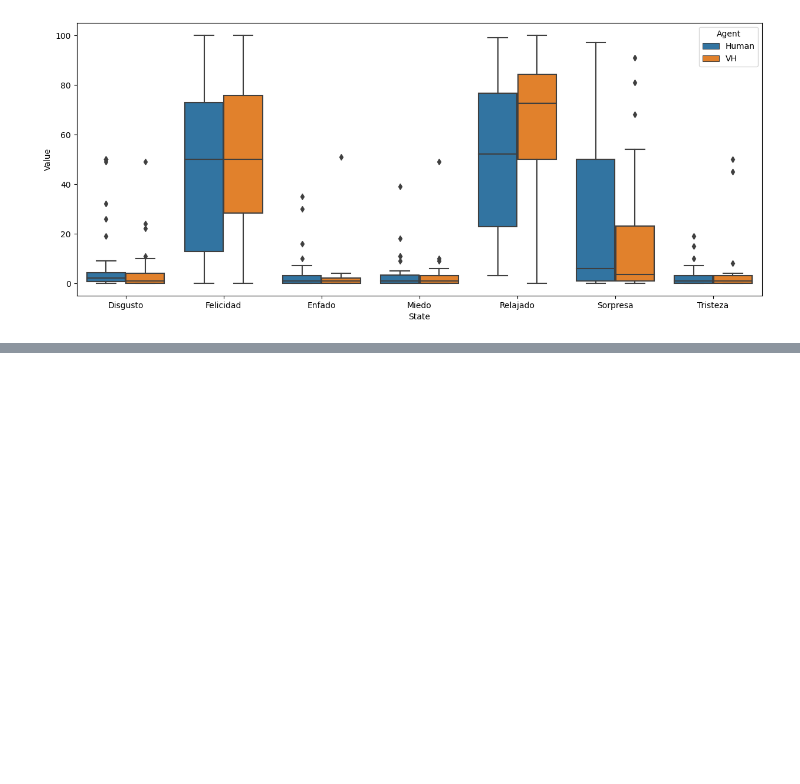
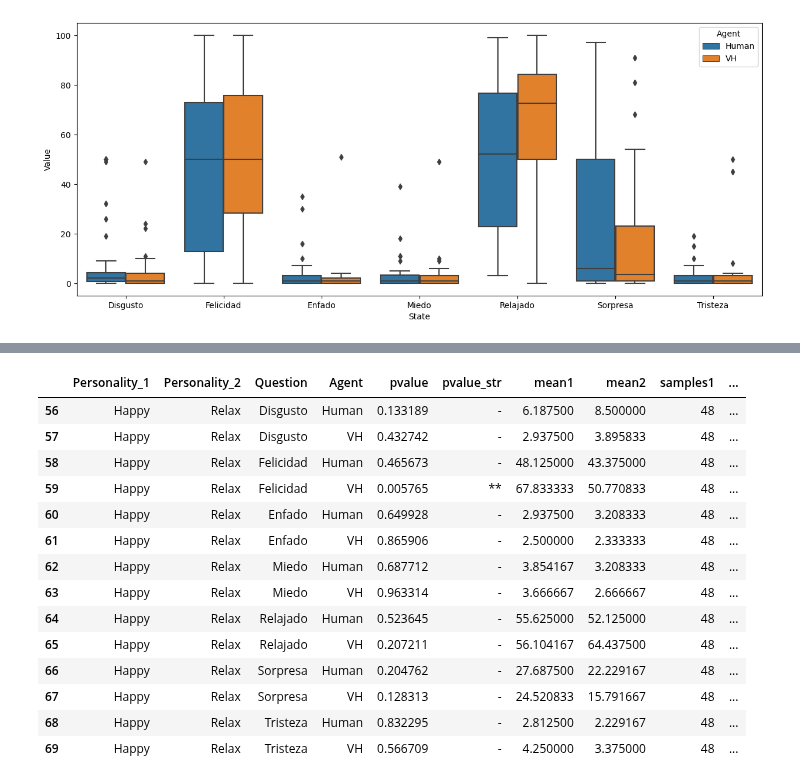
Before and after one commit to ASAPLableni/LableniBot, a Jupyter notebook: DataAnalysis/AnalysisQuest.ipynb, the cells around one changed output, grey strips where cells are left out. Drawn from its saved outputs; the diff is of its cells as text; code cells hidden in the pictures; blank space fills up the shorter version.

```diff
--- a/DataAnalysis/AnalysisQuest.ipynb
+++ b/DataAnalysis/AnalysisQuest.ipynb
@@ -1344,0 +1329,20 @@ Relax
+# %%
+df_res_vase_pvalue[
+    (df_res_vase_pvalue["Personality_1"] == "Happy") & (df_res_vase_pvalue["Personality_2"] == "Relax")
+]
+# %% [output]
+|  | Personality_1 | Personality_2 | Question | Agent | pvalue | pvalue_str | mean1 | mean2 | samples1 | ... |
+| 56 | Happy | Relax | Disgusto | Human | 0.133189 | - | 6.187500 | 8.500000 | 48 | ... |
+| 57 | Happy | Relax | Disgusto | VH | 0.432742 | - | 2.937500 | 3.895833 | 48 | ... |
+| 58 | Happy | Relax | Felicidad | Human | 0.465673 | - | 48.125000 | 43.375000 | 48 | ... |
+| 59 | Happy | Relax | Felicidad | VH | 0.005765 | ** | 67.833333 | 50.770833 | 48 | ... |
+| 60 | Happy | Relax | Enfado | Human | 0.649928 | - | 2.937500 | 3.208333 | 48 | ... |
+| 61 | Happy | Relax | Enfado | VH | 0.865906 | - | 2.500000 | 2.333333 | 48 | ... |
+| 62 | Happy | Relax | Miedo | Human | 0.687712 | - | 3.854167 | 3.208333 | 48 | ... |
+| 63 | Happy | Relax | Miedo | VH | 0.963314 | - | 3.666667 | 2.666667 | 48 | ... |
+| 64 | Happy | Relax | Relajado | Human | 0.523645 | - | 55.625000 | 52.125000 | 48 | ... |
+| 65 | Happy | Relax | Relajado | VH | 0.207211 | - | 56.104167 | 64.437500 | 48 | ... |
+| 66 | Happy | Relax | Sorpresa | Human | 0.204762 | - | 27.687500 | 22.229167 | 48 | ... |
+| 67 | Happy | Relax | Sorpresa | VH | 0.128313 | - | 24.520833 | 15.791667 | 48 | ... |
+| 68 | Happy | Relax | Tristeza | Human | 0.832295 | - | 2.812500 | 2.229167 | 48 | ... |
+| 69 | Happy | Relax | Tristeza | VH | 0.566709 | - | 4.250000 | 3.375000 | 48 | ... |
```
Also changed, not shown: parts of 10 cells of this notebook, 1 other file.
